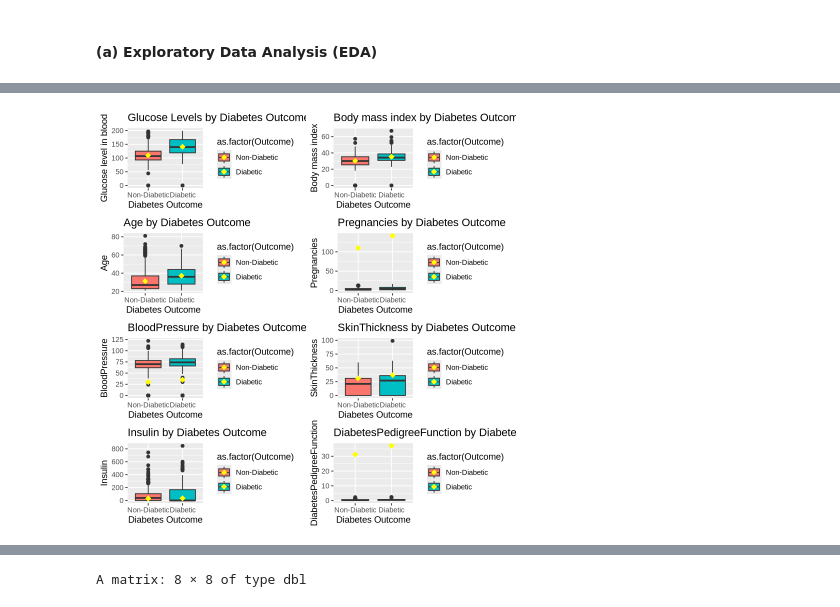
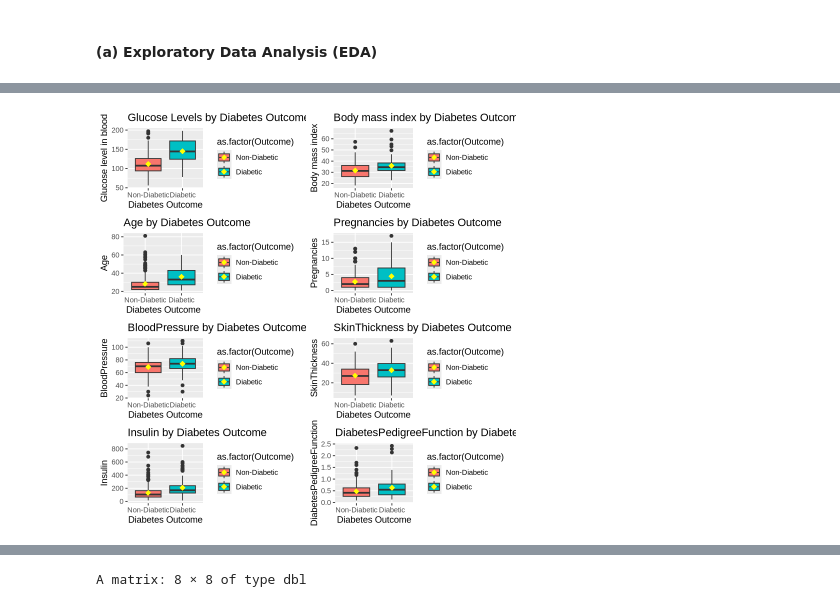
Before and after one commit to yoykyL/STAT301-Final-Report, a Jupyter notebook: Final_Report.ipynb, the cells around one changed output, grey strips where cells are left out. Saved outputs shown, nothing was run; the diff lists cells and outputs as text; code cells hidden in the pictures.

```diff
--- a/Final_Report.ipynb
+++ b/Final_Report.ipynb
@@ -117,9 +116,10 @@ Number of rows after cleaning:  392
  3rd Qu.:1.0000
  Max.   :1.0000
 # %%
-# Main Developer: Yiran
+# Main Developer: Yiran Hou
+
 glucose_outcome <-
-    ggplot(diabetes_data, aes(x = as.factor(Outcome), y = Glucose, fill = as.factor(Outcome))) +
+    ggplot(data_cleaned, aes(x = as.factor(Outcome), y = Glucose, fill = as.factor(Outcome))) +
     geom_boxplot() +
     xlab("Diabetes Outcome") +
     ylab("Glucose level in blood") +
@@ -130,7 +130,7 @@ glucose_outcome <-
 	fun = mean, color = "yellow", geom = "point", shape = 18, size = 3)
 
 bmi_outcome <-
-    ggplot(diabetes_data, aes(x = as.factor(Outcome), y = BMI, fill = as.factor(Outcome))) +
+    ggplot(data_cleaned, aes(x = as.factor(Outcome), y = BMI, fill = as.factor(Outcome))) +
     geom_boxplot() +
     xlab("Diabetes Outcome") +
     ylab("Body mass index") +
@@ -141,7 +141,7 @@ bmi_outcome <-
 	fun = mean, color = "yellow", geom = "point", shape = 18, size = 3)
 
 age_outcome <-
-    ggplot(diabetes_data, aes(x = as.factor(Outcome), y = Age, fill = as.factor(Outcome))) +
+    ggplot(data_cleaned, aes(x = as.factor(Outcome), y = Age, fill = as.factor(Outcome))) +
     geom_boxplot() +
     xlab("Diabetes Outcome") +
     ylab("Age") +
@@ -152,63 +152,63 @@ age_outcome <-
 	fun = mean, color = "yellow", geom = "point", shape = 18, size = 3)
 
 pregnancies_outcome <-
-    ggplot(diabetes_data, aes(x = as.factor(Outcome), y = Pregnancies, fill = as.factor(Outcome))) +
+    ggplot(data_cleaned, aes(x = as.factor(Outcome), y = Pregnancies, fill = as.factor(Outcome))) +
     geom_boxplot() +
     xlab("Diabetes Outcome") +
     ylab("Pregnancies") +
     ggtitle("Pregnancies by Diabetes Outcome") +
     scale_x_discrete(labels = c("0" = "Non-Diabetic", "1" = "Diabetic")) +
     scale_fill_discrete(labels = c("Non-Diabetic", "Diabetic")) +
-    stat_summary(aes(x= as.factor(Outcome), y= Glucose, fill = as.factor(Outcome)),
+    stat_summary(aes(x= as.factor(Outcome), y= Pregnancies, fill = as.factor(Outcome)),
 	fun = mean, color = "yellow", geom = "point", shape = 18, size = 3)
 
 bloodpressure_outcome <-
-    ggplot(diabetes_data, aes(x = as.factor(Outcome), y = BloodPressure, fill = as.factor(Outcome))) +
+    ggplot(data_cleaned, aes(x = as.factor(Outcome), y = BloodPressure, fill = as.factor(Outcome))) +
     geom_boxplot() +
     xlab("Diabetes Outcome") +
     ylab("BloodPressure") +
     ggtitle("BloodPressure by Diabetes Outcome") +
     scale_x_discrete(labels = c("0" = "Non-Diabetic", "1" = "Diabetic")) +
     scale_fill_discrete(labels = c("Non-Diabetic", "Diabetic")) +
-    stat_summary(aes(x= as.factor(Outcome), y= BMI, fill = as.factor(Outcome)),
+    stat_summary(aes(x= as.factor(Outcome), y= BloodPressure, fill = as.factor(Outcome)),
 	fun = mean, color = "yellow", geom = "point", shape = 18, size = 3)
 
 skinthickness_outcome <-
-    ggplot(diabetes_data, aes(x = as.factor(Outcome), y = SkinThickness, fill = as.factor(Outcome))) +
+    ggplot(data_cleaned, aes(x = as.factor(Outcome), y = SkinThickness, fill = as.factor(Outcome))) +
     geom_boxplot() +
     xlab("Diabetes Outcome") +
     ylab("SkinThickness") +
     ggtitle("SkinThickness by Diabetes Outcome") +
     scale_x_discrete(labels = c("0" = "Non-Diabetic", "1" = "Diabetic")) +
     scale_fill_discrete(labels = c("Non-Diabetic", "Diabetic")) +
-    stat_summary(aes(x= as.factor(Outcome), y= Age, fill = as.factor(Outcome)),
+    stat_summary(aes(x= as.factor(Outcome), y= SkinThickness, fill = as.factor(Outcome)),
 	fun = mean, color = "yellow", geom = "point", shape = 18, size = 3)
 
 insulin_outcome <-
-    ggplot(diabetes_data, aes(x = as.factor(Outcome), y = Insulin, fill = as.factor(Outcome))) +
+    ggplot(data_cleaned, aes(x = as.factor(Outcome), y = Insulin, fill = as.factor(Outcome))) +
     geom_boxplot() +
     xlab("Diabetes Outcome") +
     ylab("Insulin") +
     ggtitle("Insulin by Diabetes Outcome") +
     scale_x_discrete(labels = c("0" = "Non-Diabetic", "1" = "Diabetic")) +
     scale_fill_discrete(labels = c("Non-Diabetic", "Diabetic")) +
-    stat_summary(aes(x= as.factor(Outcome), y= BMI, fill = as.factor(Outcome)),
+    stat_summary(aes(x= as.factor(Outcome), y= Insulin, fill = as.factor(Outcome)),
 	fun = mean, color = "yellow", geom = "point", shape = 18, size = 3)
 
 diabetesedigreefunction_outcome <-
-    ggplot(diabetes_data, aes(x = as.factor(Outcome), y = DiabetesPedigreeFunction, fill = as.factor(Outcome))) +
+    ggplot(data_cleaned, aes(x = as.factor(Outcome), y = DiabetesPedigreeFunction, fill = as.factor(Outcome))) +
     geom_boxplot() +
     xlab("Diabetes Outcome") +
     ylab("DiabetesPedigreeFunction") +
     ggtitle("DiabetesPedigreeFunction by Diabetes Outcome") +
     scale_x_discrete(labels = c("0" = "Non-Diabetic", "1" = "Diabetic")) +
     scale_fill_discrete(labels = c("Non-Diabetic", "Diabetic")) +
-    stat_summary(aes(x= as.factor(Outcome), y= Age, fill = as.factor(Outcome)),
+    stat_summary(aes(x= as.factor(Outcome), y= DiabetesPedigreeFunction, fill = as.factor(Outcome)),
 	fun = mean, color = "yellow", geom = "point", shape = 18, size = 3)
 
 grid.arrange(glucose_outcome,bmi_outcome,
              age_outcome,pregnancies_outcome,
              bloodpressure_outcome,skinthickness_outcome,
              insulin_outcome, diabetesedigreefunction_outcome, ncol=2)
 # %% [output]
-[figure, old version]
+[figure, new version]
```
Also changed, not shown: parts of 4 cells of this notebook.
